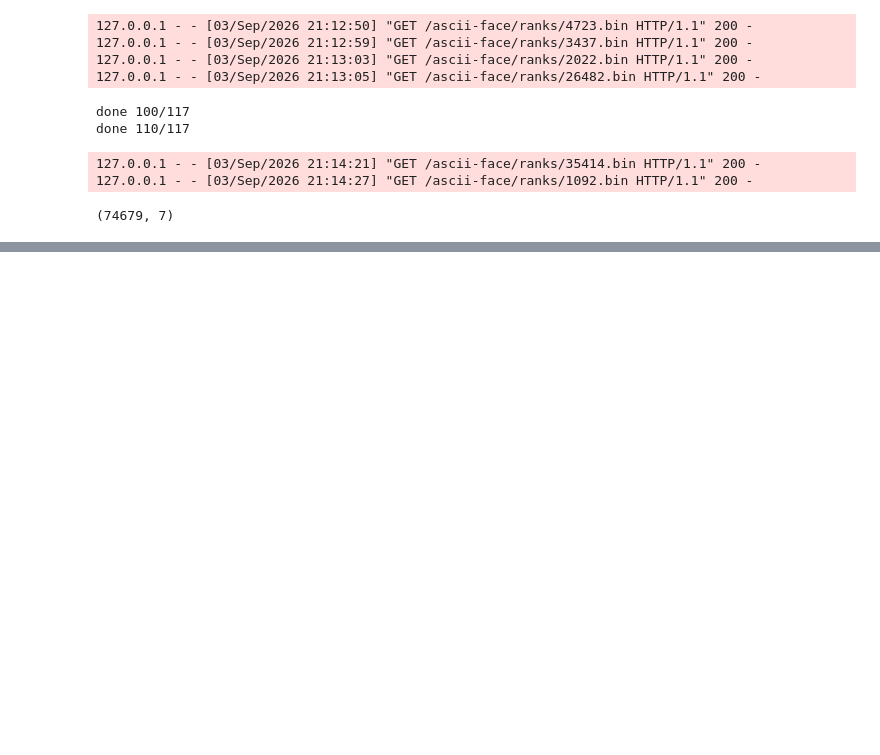
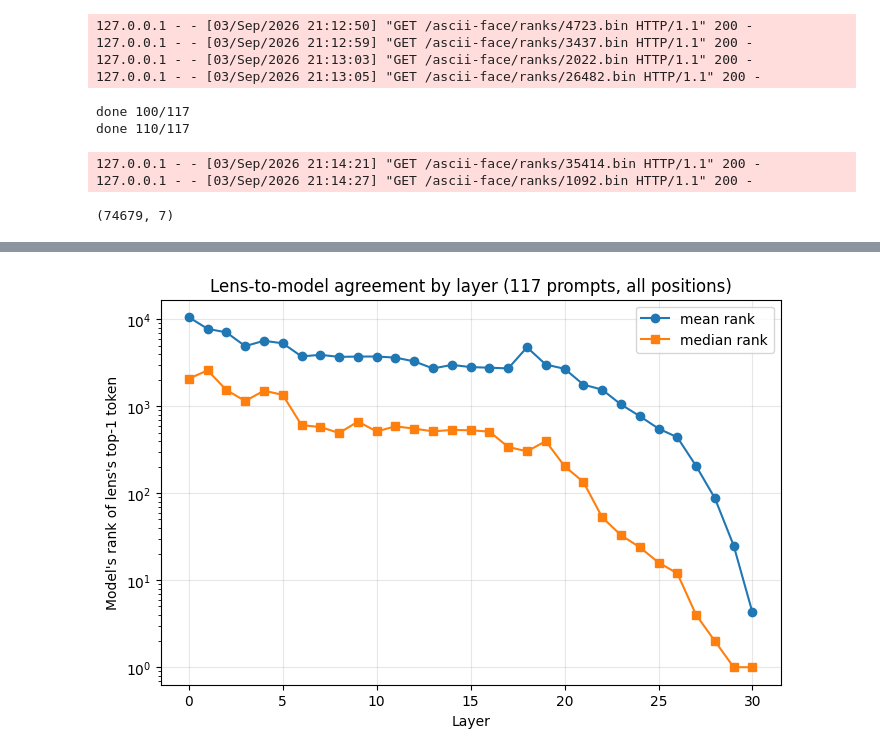
Before and after one commit to hareem-arshad/Jacobian-lens-bias, a Jupyter notebook: walkthrough.ipynb, the cells around one changed output, grey strips where cells are left out. Cells and saved outputs as stored; diff of their text form; code cells hidden in the pictures; blank space fills up the shorter version.

```diff
--- a/walkthrough.ipynb
+++ b/walkthrough.ipynb
@@ -419,3 +419,12 @@ done 110/117
 127.0.0.1 - - [03/Sep/2026 21:14:21] "GET /ascii-face/ranks/35414.bin HTTP/1.1" 200 -
 127.0.0.1 - - [03/Sep/2026 21:14:27] "GET /ascii-face/ranks/1092.bin HTTP/1.1" 200 -
 (74679, 7)
+# %%
+summary = df.groupby("layer").agg(
+    n_cells=("model_rank_of_lens_top1", "count"),
+    mean_model_rank=("model_rank_of_lens_top1", "mean"),
+    median_model_rank=("model_rank_of_lens_top1", "median"),
+    frac_rank1_match=("model_rank_of_lens_top1", lambda x: (x == 1).mean()),
+).reset_index().sort_values("layer")
+
+print(summary.to_string(index=False))
@@ -421,0 +449,15 @@ done 110/117
+# %%
+import matplotlib.pyplot as plt
+
+plt.figure(figsize=(8,5))
+plt.plot(summary["layer"], summary["mean_model_rank"], marker="o", label="mean rank")
+plt.plot(summary["layer"], summary["median_model_rank"], marker="s", label="median rank")
+plt.xlabel("Layer")
+plt.ylabel("Model's rank of lens's top-1 token")
+plt.yscale("log")
+plt.title("Lens-to-model agreement by layer (117 prompts, all positions)")
+plt.legend()
+plt.grid(alpha=0.3)
+plt.show()
+# %% [output]
+[figure, added]
```
Also changed, not shown: parts of 1 cell of this notebook.
